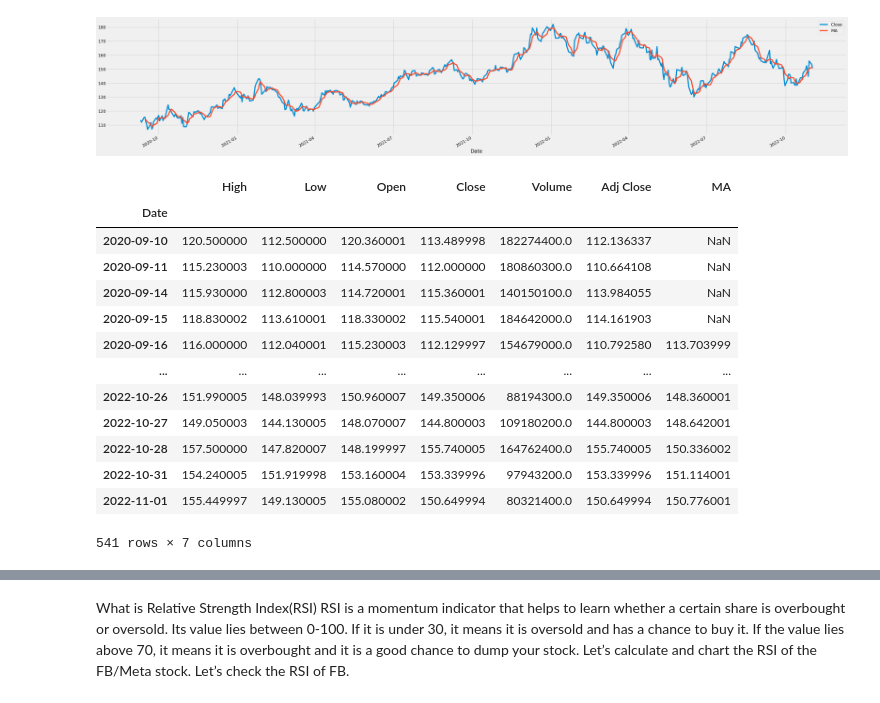
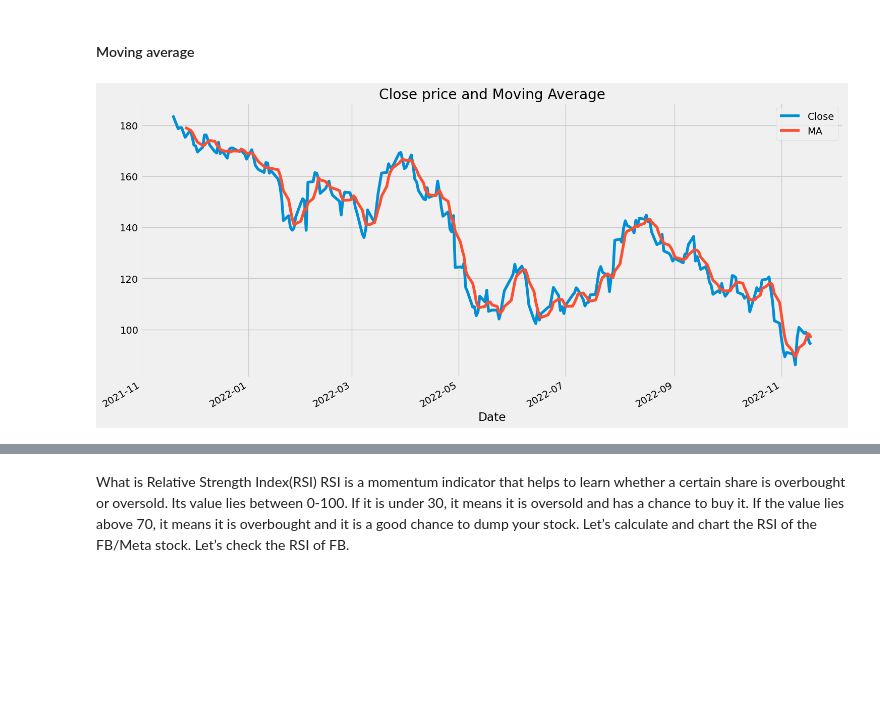
Before and after one commit to Jose-Sabater/marketeer, a Jupyter notebook: stocks/stock_analysis.ipynb, the cells around one changed output, grey strips where cells are left out. Cells and saved outputs as stored; diff of their text form; code cells hidden in the pictures; blank space fills up the shorter version.

```diff
--- a/stocks/stock_analysis.ipynb
+++ b/stocks/stock_analysis.ipynb
@@ -16,13 +24,5 @@ end_date = d1
 d2 = date.today() - timedelta(days=365)
 d2 = d2.strftime("%Y-%m-%d")
 start_date = d2
-
-data = yf.download('GOOG',
-                      start=start_date,
-                      end = end_date,
-                      progress = False)
-
-data["Date"] = data.index
-data = data[["Date", "Open", "High", "Low","Close", "Adj Close", "Volume"]]
-data.reset_index(drop=True, inplace = True)
-print(data.head)
+# Here he use the download method but we could also just use the ticker
+stock_hist = yf.download(f"{stock}", start=start_date, end=end_date, progress=False)
@@ -70,24 +62,11 @@ dividends = web.DataReader('IBM', 'yahoo-dividends', start_date, end_date)
+# %% [markdown]
+#### Moving average
 # %%
-plt.style.use('fivethirtyeight')
-data2['MA'] = ta.SMA(data2['Close'],timeperiod=5)
-data2[['Close','MA']].plot(figsize=(40,8))
+plt.style.use("fivethirtyeight")
+stock_hist["MA"] = ta.SMA(stock_hist["Close"], timeperiod=5)
+stock_hist[["Close", "MA"]].plot(
+    figsize=(16, 8), title="Close price and Moving Average"
+)
 plt.show()
 # %% [output]
-[figure, old version]
+[figure, new version]
-# %%
-data2
-# %% [output]
-|  | High | Low | Open | Close | Volume | Adj Close | MA |
-| Date |  |  |  |  |  |  |  |
-| 2020-09-10 | 120.500000 | 112.500000 | 120.360001 | 113.489998 | 182274400.0 | 112.136337 | NaN |
-| 2020-09-11 | 115.230003 | 110.000000 | 114.570000 | 112.000000 | 180860300.0 | 110.664108 | NaN |
-| 2020-09-14 | 115.930000 | 112.800003 | 114.720001 | 115.360001 | 140150100.0 | 113.984055 | NaN |
-| 2020-09-15 | 118.830002 | 113.610001 | 118.330002 | 115.540001 | 184642000.0 | 114.161903 | NaN |
-| 2020-09-16 | 116.000000 | 112.040001 | 115.230003 | 112.129997 | 154679000.0 | 110.792580 | 113.703999 |
-| ... | ... | ... | ... | ... | ... | ... | ... |
-| 2022-10-26 | 151.990005 | 148.039993 | 150.960007 | 149.350006 | 88194300.0 | 149.350006 | 148.360001 |
-| 2022-10-27 | 149.050003 | 144.130005 | 148.070007 | 144.800003 | 109180200.0 | 144.800003 | 148.642001 |
-| 2022-10-28 | 157.500000 | 147.820007 | 148.199997 | 155.740005 | 164762400.0 | 155.740005 | 150.336002 |
-| 2022-10-31 | 154.240005 | 151.919998 | 153.160004 | 153.339996 | 97943200.0 | 153.339996 | 151.114001 |
-| 2022-11-01 | 155.449997 | 149.130005 | 155.080002 | 150.649994 | 80321400.0 | 150.649994 | 150.776001 |
-541 rows × 7 columns
```
Also changed, not shown: parts of 33 cells of this notebook, 2 other files.
